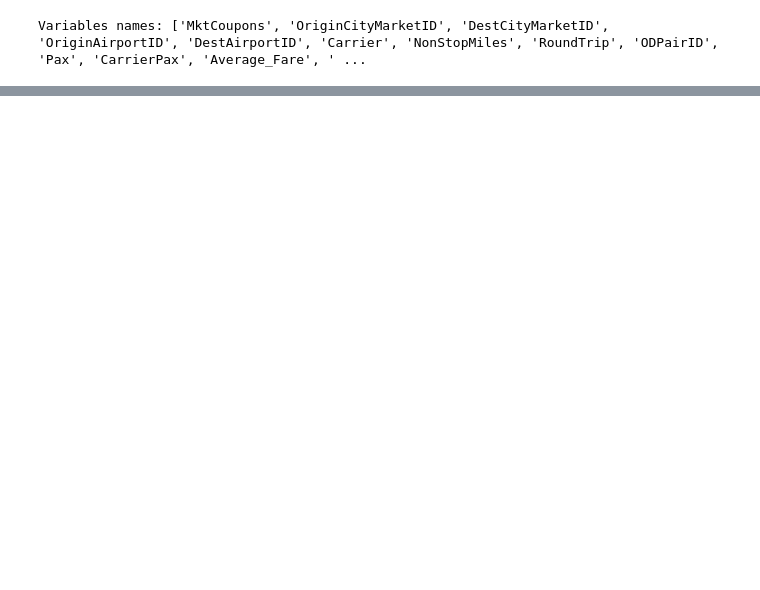
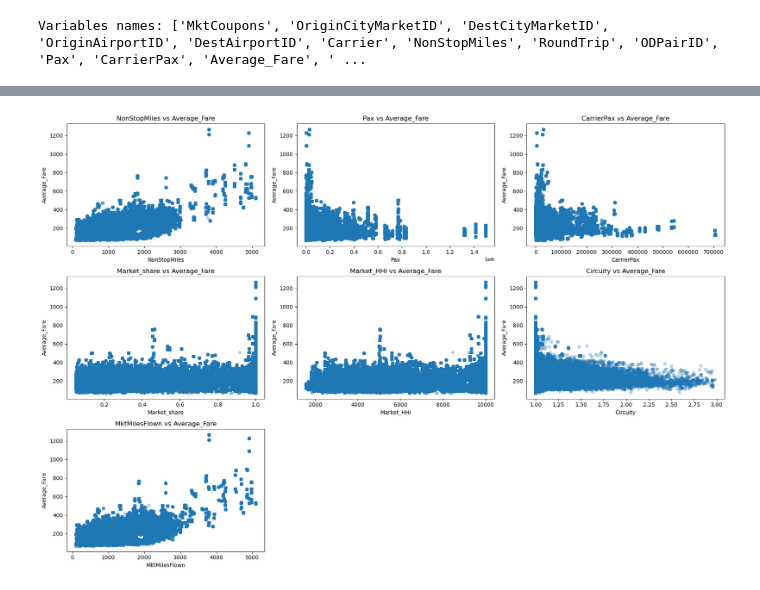
Before and after one commit to mariapycior/airline-fair-prediction-ML, a Jupyter notebook: analysis.ipynb, the cells around one changed output, grey strips where cells are left out. Drawn from its saved outputs; the diff is of its cells as text; code cells hidden in the pictures; blank space fills up the shorter version.

Commit message:
exploring_data_v1

```diff
--- a/analysis.ipynb
+++ b/analysis.ipynb
@@ -40,0 +54,31 @@ Variables names: ['MktCoupons', 'OriginCityMarketID', 'DestCityMarketID', 'Origi
+# %%
+id_like_cols = [
+    'OriginCityMarketID', 'DestCityMarketID',
+    'OriginAirportID', 'DestAirportID',
+    'ODPairID', 'OriginCityMarketID_freq',
+    'DestCityMarketID_freq', 'OriginAirportID_freq',
+    'DestAirportID_freq', 'Carrier_freq', 'ODPairID_freq'
+]
+
+numeric_cols = df.select_dtypes(include=[np.number]).columns
+numeric_cols = [col for col in numeric_cols if col not in id_like_cols]
+
+pseudo_categorical_cols = [col for col in numeric_cols if df[col].nunique() <= 10]
+
+true_numeric_cols = [col for col in numeric_cols if col not in pseudo_categorical_cols]
+
+print(f"Number of rows: {df.shape[0]}, number of columns: {df.shape[1]}")
+
+print("\nTrue numeric columns (excluding IDs and categories):")
+print(true_numeric_cols)
+
+print("\nDescriptive statistics for true numeric variables:")
+display(df[true_numeric_cols].describe())
+
+print("\nPseudo-categorical variables (numeric type, few unique values):")
+for col in pseudo_categorical_cols:
+    print(f"{col}: {df[col].nunique()} unique values -> {sorted(df[col].unique())}")
+
+print("\nMissing values (percentage):")
+missing_percent = df.isnull().mean() * 100
+print(missing_percent[missing_percent > 0].sort_values(ascending=False))
@@ -40,0 +111,16 @@ Variables names: ['MktCoupons', 'OriginCityMarketID', 'DestCityMarketID', 'Origi
+# %%
+cols_to_plot = ['NonStopMiles', 'Pax', 'CarrierPax', 'Market_share', 'Market_HHI', 'Circuity', 'MktMilesFlown']
+import seaborn as sns
+
+plt.figure(figsize=(18, 12))
+for i, col in enumerate(cols_to_plot):
+    plt.subplot(3, 3, i + 1)
+    sns.scatterplot(data=df, x=col, y='Average_Fare', alpha=0.3, edgecolor=None)
+    plt.title(f"{col} vs Average_Fare")
+    plt.xlabel(col)
+    plt.ylabel("Average_Fare")
+
+plt.tight_layout()
+plt.show()
+# %% [output]
+[figure, added]
```
Also changed, not shown: parts of 7 cells of this notebook.
